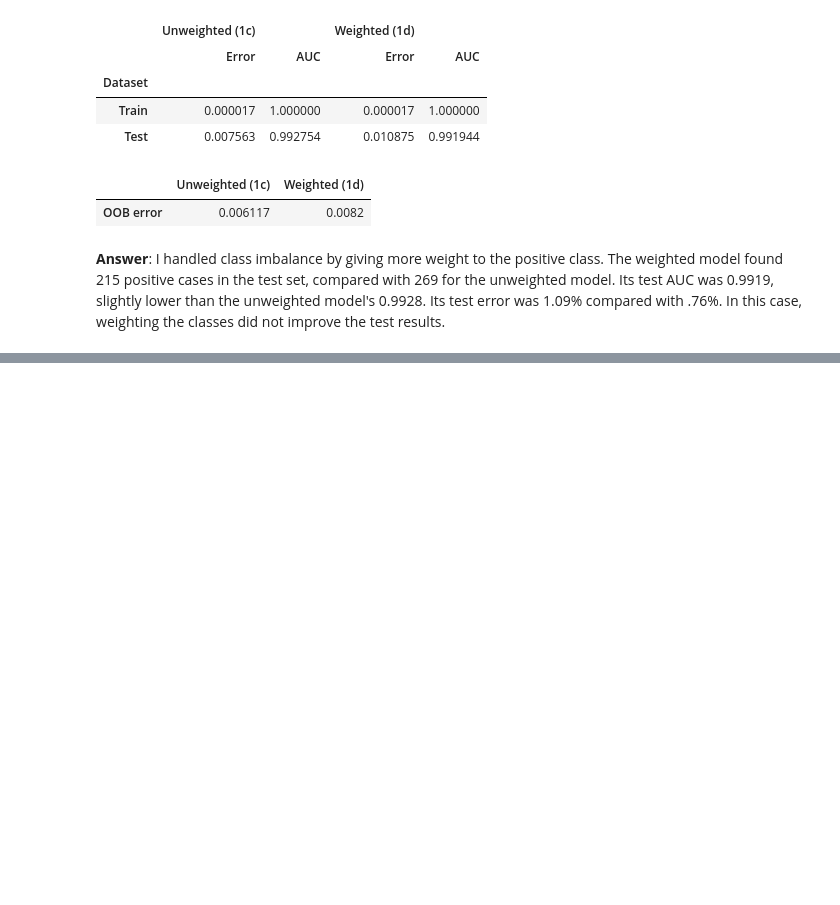
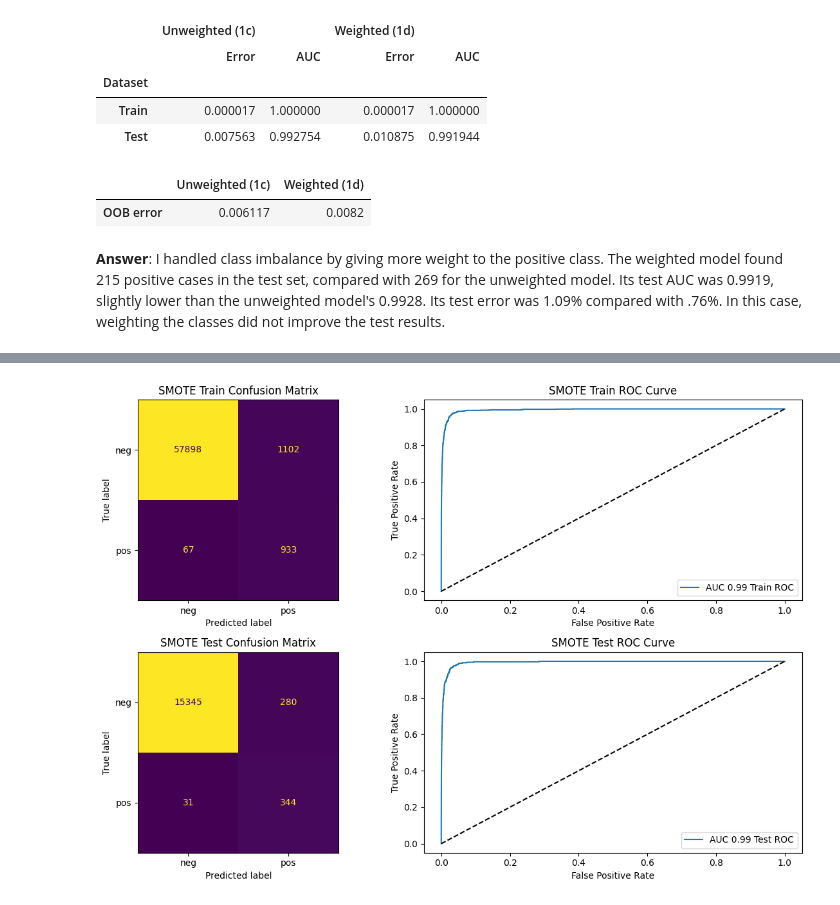
Before and after one commit to jfulch/dsci-552-fulcher-jesse-hw6, a Jupyter notebook: notebook/Fulcher_Jesse_HW6.ipynb, the cells around one changed output, grey strips where cells are left out. Cells and saved outputs as stored; diff of their text form; code cells hidden in the pictures; blank space fills up the shorter version.

```diff
--- a/notebook/Fulcher_Jesse_HW6.ipynb
+++ b/notebook/Fulcher_Jesse_HW6.ipynb
@@ -437,0 +653,11 @@ display(oob_comparison)
+# %%
+final_imputer = SimpleImputer(strategy='median', keep_empty_features=True)
+x_train_imp = final_imputer.fit_transform(x_train_raw)
+x_test_imp = final_imputer.transform(x_test_raw)
+
+x_train_smote, y_train_smote = smote(x_train_imp, y_train_num.to_numpy(), random_state=42)
+
+print("Class counts after SMOTE:", np.bincount(y_train_smote))
+
+xgb_smote = make_xgb(best_alpha)
+xgb_smote.fit(x_train_smote, y_train_smote)
@@ -437,0 +678,40 @@ display(oob_comparison)
+# %%
+smote_results = []
+
+fig, axes = plt.subplots(2, 2, figsize=(12, 8))
+
+for row, (name, features, labels) in enumerate([
+    ("Train", x_train_imp, y_train_num.to_numpy()),
+    ("Test", x_test_imp, y_test_num.to_numpy())
+]):
+    predictions = xgb_smote.predict(features)
+    probabilities = xgb_smote.predict_proba(features)[:, 1]
+
+    error = 1 - accuracy_score(labels, predictions)
+    auc = roc_auc_score(labels, probabilities)
+
+    smote_results.append({
+        "Dataset": name,
+        "Misclassification rate": error,
+        "AUC": auc,
+    })
+
+    matrix = confusion_matrix(labels, predictions, labels=[0, 1])
+    ConfusionMatrixDisplay(matrix, display_labels=["neg", "pos"]).plot(
+        ax=axes[row, 0], colorbar=False
+    )
+
+    axes[row, 0].set_title(f"SMOTE {name} Confusion Matrix")
+
+    fpr, tpr, _ = roc_curve(labels, probabilities)
+    axes[row, 1].plot(fpr, tpr, label=f"AUC {auc:.2f} {name} ROC")
+    axes[row, 1].plot([0, 1], [0, 1], "k--")
+    axes[row, 1].set_title(f"SMOTE {name} ROC Curve")
+    axes[row, 1].set_xlabel("False Positive Rate")
+    axes[row, 1].set_ylabel("True Positive Rate")
+    axes[row, 1].legend()
+
+plt.tight_layout()
+plt.show()
+# %% [output]
+[figure, added]
```
Also changed, not shown: parts of 19 cells of this notebook, 3 other files.
